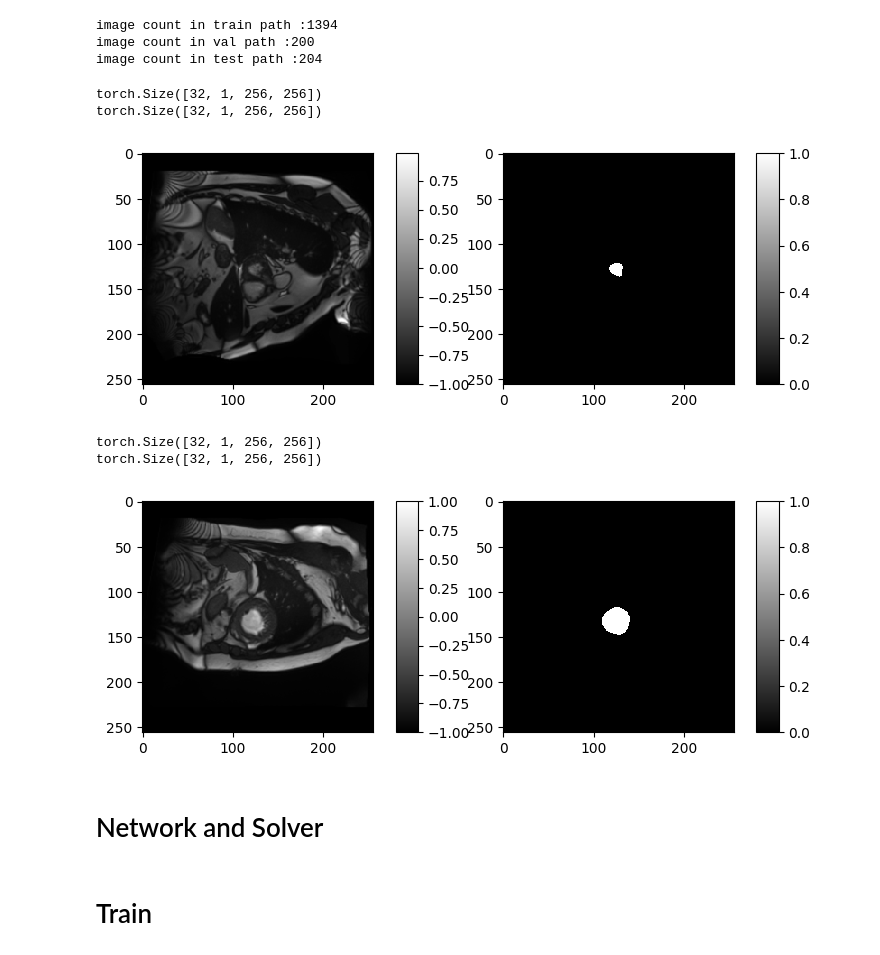
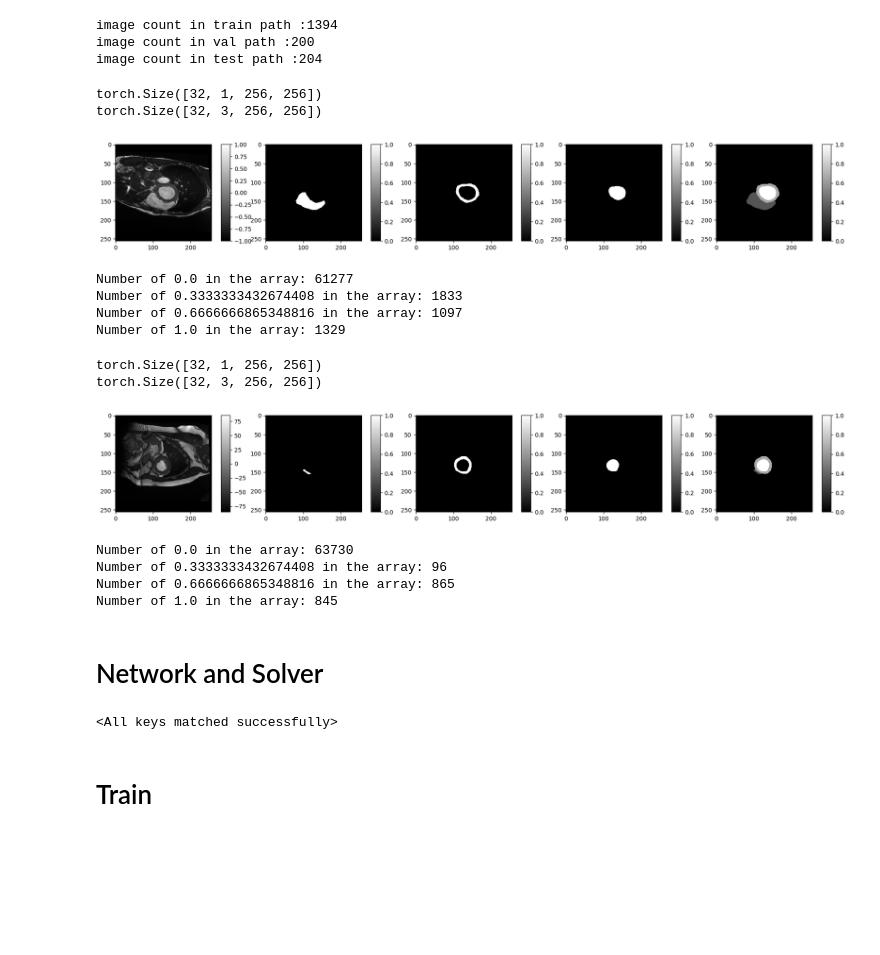
Before and after one commit to skkk256/bme_project_2, a Jupyter notebook: train.ipynb, the cells around one changed output. Cells and saved outputs as stored; diff of their text form; code cells hidden in the pictures; blank space fills up the shorter version.

```diff
--- a/train.ipynb
+++ b/train.ipynb
@@ -45,30 +45,36 @@ image count in test path :204
 # %%
 import itertools
 
 def fetch_batch_sample(loader, idx):
     batch = next(itertools.islice(loader, idx, None))
     return batch
 
 batch = fetch_batch_sample(train_loader, idx=0)
 image, seg_gt = batch
 print(image.shape)
 print(seg_gt.shape)
 
 idx = 10
-# all_gt = (seg_gt[idx,1, :, :] * 85 + seg_gt[idx,2, :, :] * 170 + seg_gt[idx,3, :, :] * 255)/255
-# imsshow([image[idx, 0, :, :], seg_gt[idx, 1, :, :],seg_gt[idx, 2, :, :],seg_gt[idx, 3, :, :], all_gt], is_colorbar=True, is_ticks=True)
+all_gt = (seg_gt[idx,0, :, :] * 85 + seg_gt[idx,1, :, :] * 170 + seg_gt[idx,2, :, :] * 255)/255
+imsshow([image[idx, 0, :, :], seg_gt[idx, 0, :, :],seg_gt[idx, 1, :, :],seg_gt[idx, 2, :, :], all_gt], is_colorbar=True, is_ticks=True)
 
-imsshow([image[idx, 0, :, :], seg_gt[idx, 0, :, :]], is_colorbar=True, is_ticks=True)
-# target = all_gt
-# unique, count = np.unique(target, return_counts=True)
+# for testing
+# imsshow([image[idx, 0, :, :], seg_gt[idx, 0, :, :]], is_colorbar=True, is_ticks=True)
 
-# # Print the results
-# for u, c in zip(unique, count):
-#     print("Number of {} in the array: {}".format(u, c))
+target = all_gt
+unique, count = np.unique(target, return_counts=True)
+
+# Print the results
+for u, c in zip(unique, count):
+    print("Number of {} in the array: {}".format(u, c))
 # %% [output]
 torch.Size([32, 1, 256, 256])
-torch.Size([32, 1, 256, 256])
+torch.Size([32, 3, 256, 256])
-[figure, old version]
+[figure, new version]
+Number of 0.0 in the array: 61277
+Number of 0.3333333432674408 in the array: 1833
+Number of 0.6666666865348816 in the array: 1097
+Number of 1.0 in the array: 1329
 # %%
 import itertools
 
@@ -82,20 +88,32 @@ print(image.shape)
 print(seg_gt.shape)
 
 idx = 5
-# all_gt = (seg_gt[idx,1, :, :] * 85 + seg_gt[idx,2, :, :] * 170 + seg_gt[idx,3, :, :] * 255)/255
-# imsshow([image[idx, 0, :, :]* 85, seg_gt[idx, 1, :, :],seg_gt[idx, 2, :, :],seg_gt[idx, 3, :, :], all_gt], is_colorbar=True, is_ticks=True)
+all_gt = (seg_gt[idx,0, :, :] * 85 + seg_gt[idx,1, :, :] * 170 + seg_gt[idx,2, :, :] * 255)/255
+imsshow([image[idx, 0, :, :]* 85, seg_gt[idx, 0, :, :],seg_gt[idx, 1, :, :],seg_gt[idx, 2, :, :], all_gt], is_colorbar=True, is_ticks=True)
 
-imsshow([image[idx, 0, :, :], seg_gt[idx, 0, :, :]], is_colorbar=True, is_ticks=True)
-# target = all_gt
-# unique, count = np.unique(target, return_counts=True)
+# for testing
+# imsshow([image[idx, 0, :, :], seg_gt[idx, 0, :, :]], is_colorbar=True, is_ticks=True)
 
-# # Print the results
-# for u, c in zip(unique, count):
-#     print("Number of {} in the array: {}".format(u, c))
+target = all_gt
+unique, count = np.unique(target, return_counts=True)
+
+# Print the results
+for u, c in zip(unique, count):
+    print("Number of {} in the array: {}".format(u, c))
 # %% [output]
 torch.Size([32, 1, 256, 256])
-torch.Size([32, 1, 256, 256])
+torch.Size([32, 3, 256, 256])
-[figure, old version]
+[figure, new version]
+Number of 0.0 in the array: 63730
+Number of 0.3333333432674408 in the array: 96
+Number of 0.6666666865348816 in the array: 865
+Number of 1.0 in the array: 845
 # %% [markdown]
 # Network and Solver
+# %%
+checkpoint = "./checkpoint/04-06_18-32-42-v1.1-20+20epoch.pth"
+net = UNet(n_channels=1, n_classes=3, C_base=32)
+net.load_state_dict(torch.load(checkpoint))
+# %% [output]
+<All keys matched successfully>
 # %%
```
Also changed, not shown: parts of 6 cells of this notebook, 2 other files.
